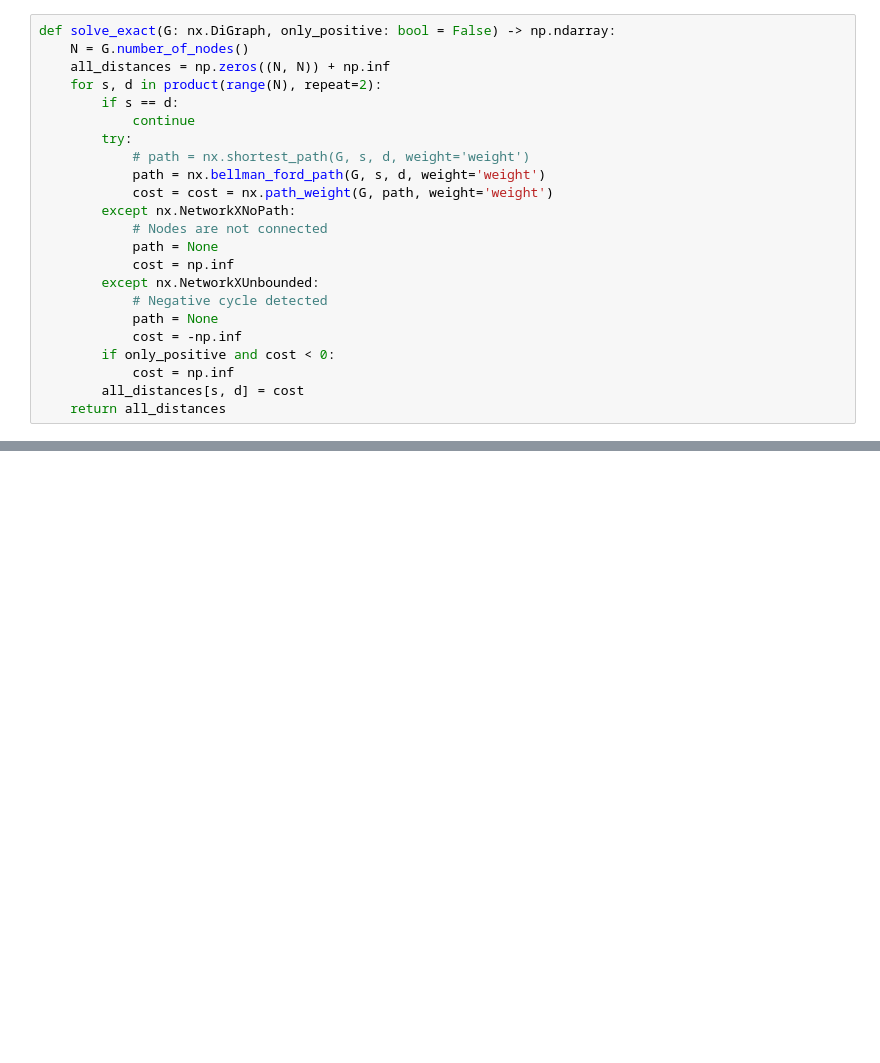
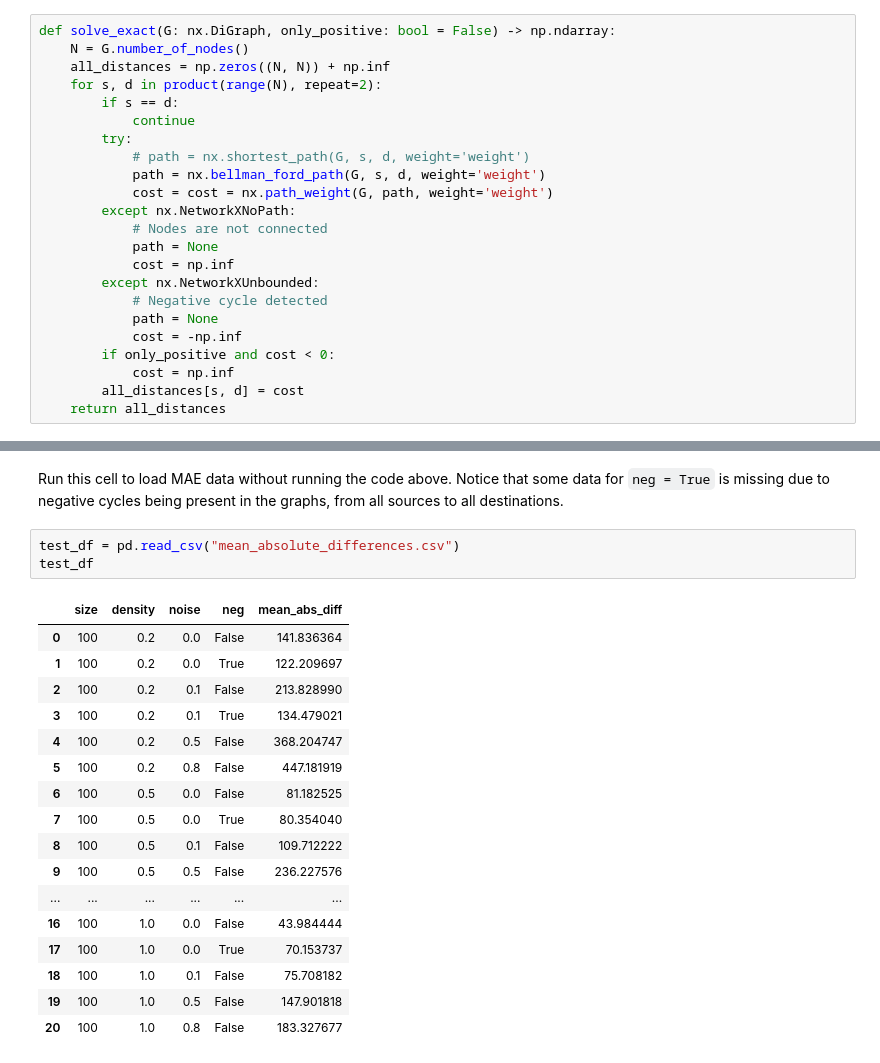
Before and after one commit to aleperlo/CI2025_lab3, a Jupyter notebook: path.ipynb, the cells around one changed output, grey strips where cells are left out. Cells and saved outputs as stored; diff of their text form; blank space fills up the shorter version.

```diff
--- a/path.ipynb
+++ b/path.ipynb
@@ -150,0 +204,24 @@ for t in tqdm(iterator, total=iterator_size):
+# %% [markdown]
+Run this cell to load MAE data without running the code above.
+Notice that some data for `neg = True` is missing due to negative cycles being present in the graphs, from all sources to all destinations.
+# %%
+test_df = pd.read_csv("mean_absolute_differences.csv")
+test_df
+# %% [output]
+|  | size | density | noise | neg | mean_abs_diff |
+| 0 | 100 | 0.2 | 0.0 | False | 141.836364 |
+| 1 | 100 | 0.2 | 0.0 | True | 122.209697 |
+| 2 | 100 | 0.2 | 0.1 | False | 213.828990 |
+| 3 | 100 | 0.2 | 0.1 | True | 134.479021 |
+| 4 | 100 | 0.2 | 0.5 | False | 368.204747 |
+| 5 | 100 | 0.2 | 0.8 | False | 447.181919 |
+| 6 | 100 | 0.5 | 0.0 | False | 81.182525 |
+| 7 | 100 | 0.5 | 0.0 | True | 80.354040 |
+| 8 | 100 | 0.5 | 0.1 | False | 109.712222 |
+| 9 | 100 | 0.5 | 0.5 | False | 236.227576 |
+| ... | ... | ... | ... | ... | ... |
+| 16 | 100 | 1.0 | 0.0 | False | 43.984444 |
+| 17 | 100 | 1.0 | 0.0 | True | 70.153737 |
+| 18 | 100 | 1.0 | 0.1 | False | 75.708182 |
+| 19 | 100 | 1.0 | 0.5 | False | 147.901818 |
+| 20 | 100 | 1.0 | 0.8 | False | 183.327677 |
```
Also changed, not shown: parts of 19 cells of this notebook, 1 other file.
